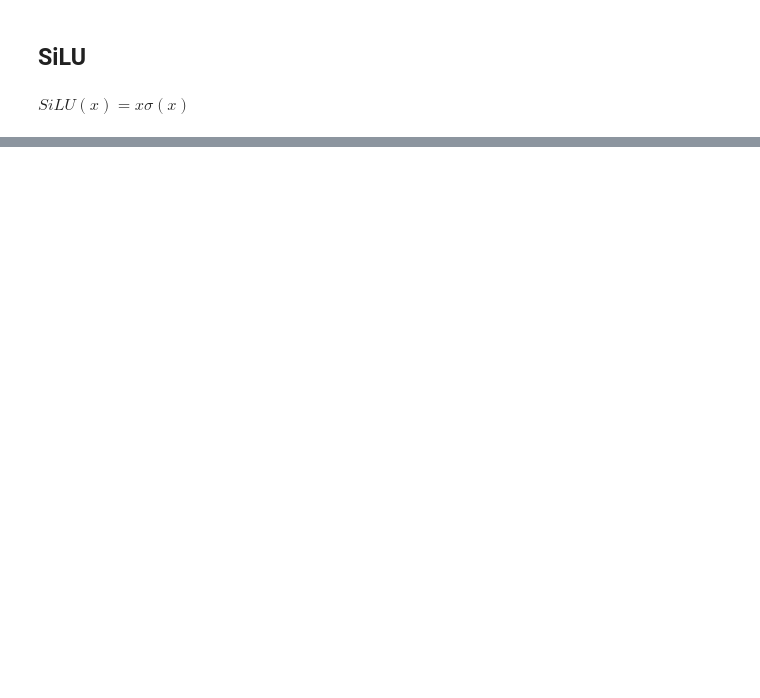
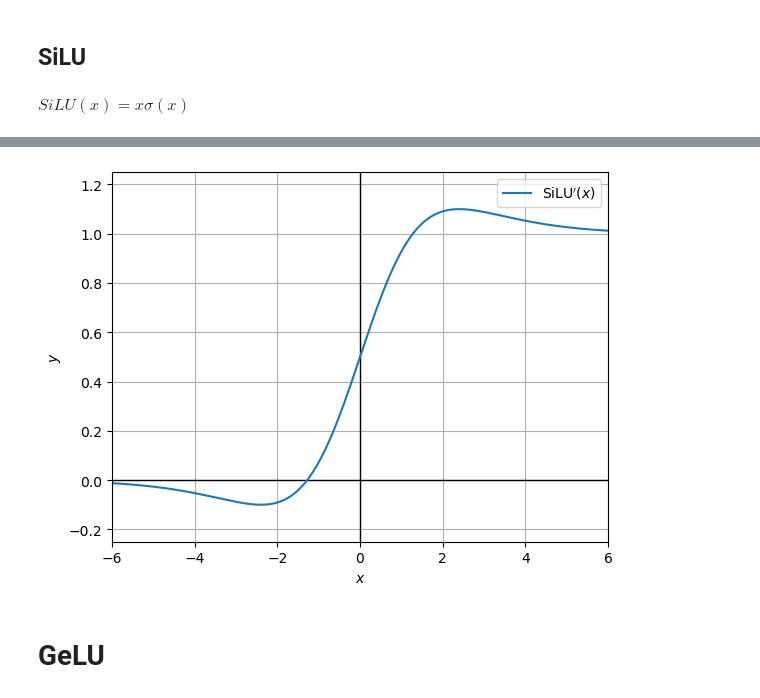
Before and after one commit to DanielZhicool/Deep-Learning, a Jupyter notebook: Lab_1.ipynb, the cells around one changed output, grey strips where cells are left out. Saved outputs shown, nothing was run; the diff lists cells and outputs as text; code cells hidden in the pictures; blank space fills up the shorter version.

```diff
--- a/Lab_1.ipynb
+++ b/Lab_1.ipynb
@@ -193,0 +201,10 @@ Plot(x, silu(x), "SiLU(x)")
+# %%
+def silu_derivative(x: np.ndarray):
+    sigm = 1/(1+np.exp(-x))
+    return sigm * (1 + x * (1 - sigm))
+# %%
+Plot(x, silu_derivative(x), "SiLU$'(x)$", xlim=[-6, 6], ylim=[-0.25, 1.25])
+# %% [output]
+[figure, added]
+# %% [markdown]
+# GeLU
```
Also changed, not shown: parts of 22 cells of this notebook.
